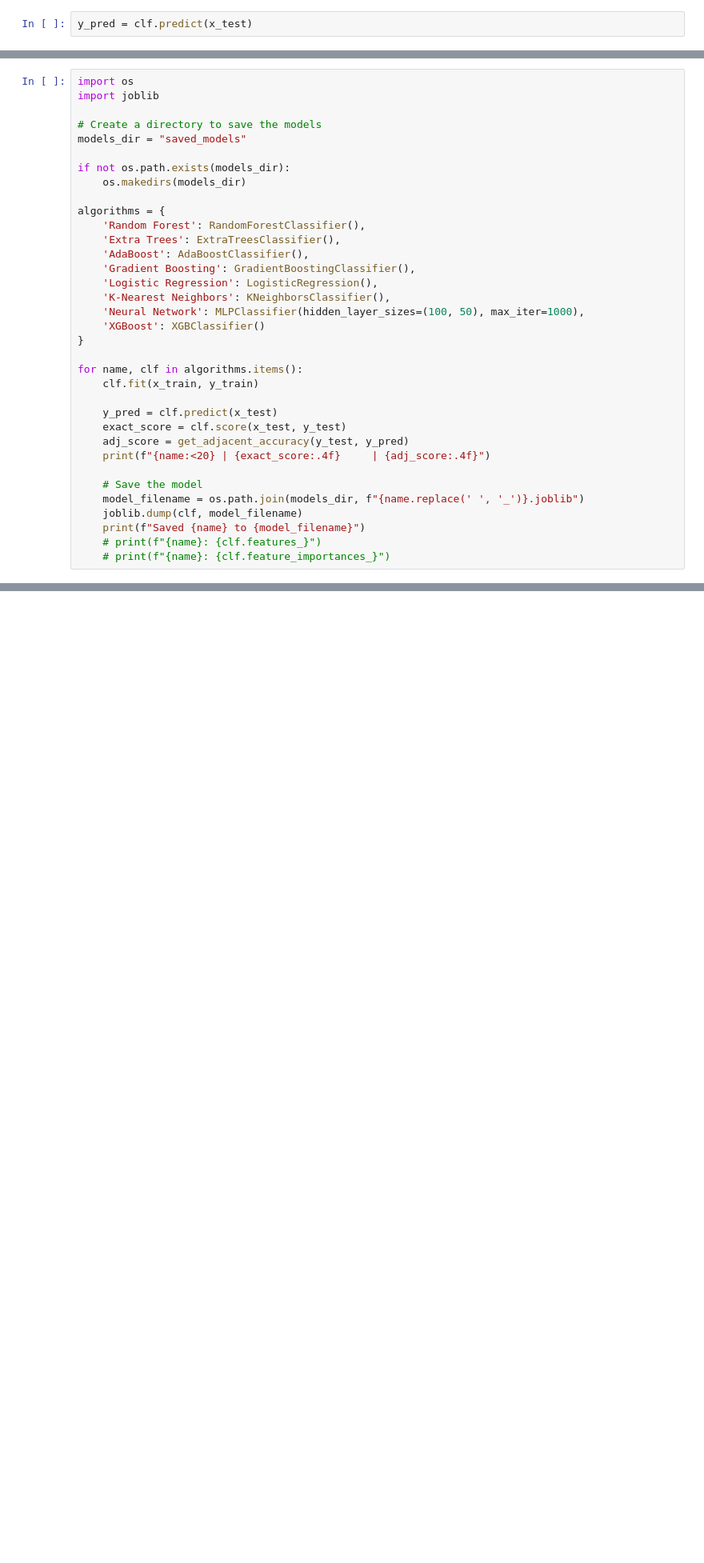
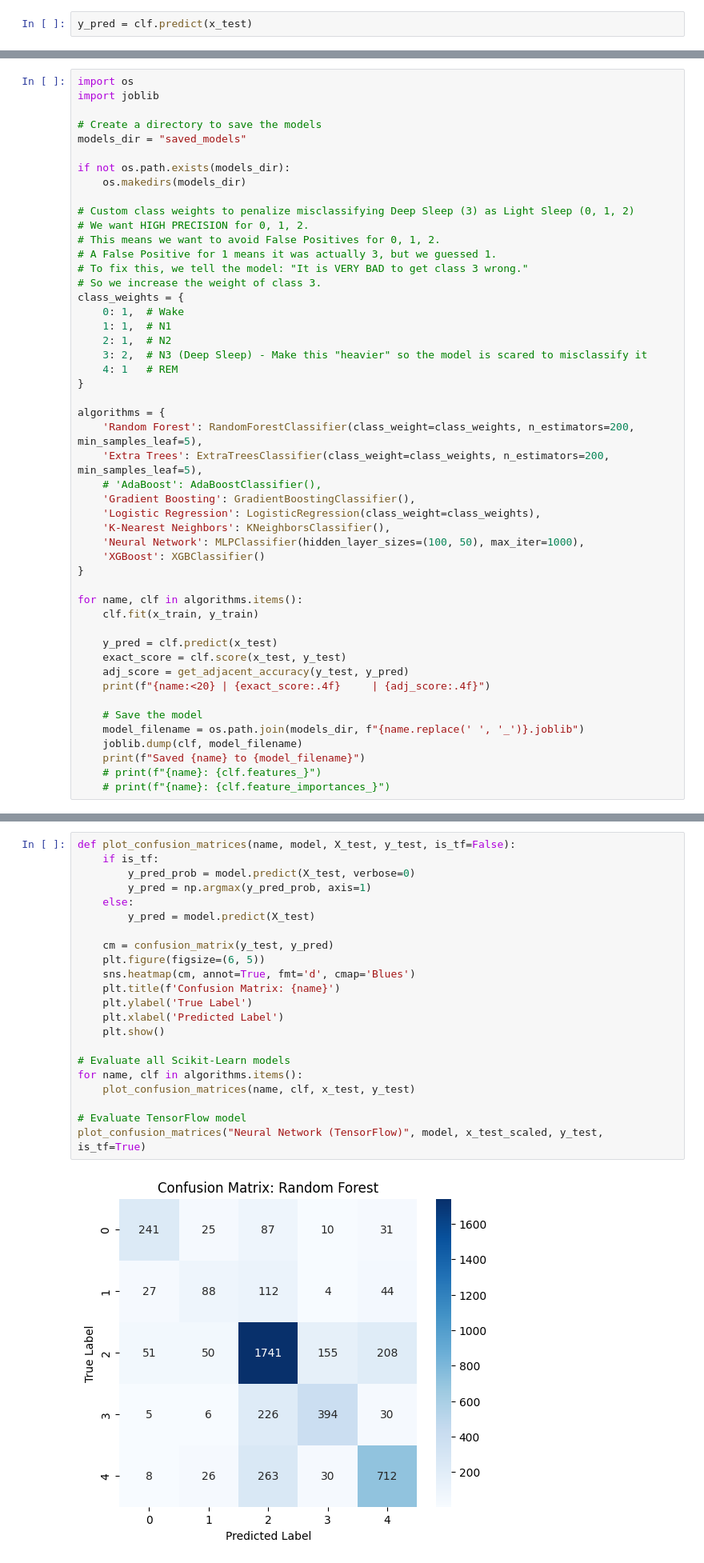
Before and after one commit to KaitoNishikawa/actually-good-alarm, a Jupyter notebook: postprocessing/create_model_frfr.ipynb, the cells around one changed output, grey strips where cells are left out. Shown at 80% size. Saved outputs shown, nothing was run; the diff lists cells and outputs as text; blank space fills up the shorter version.

```diff
--- a/postprocessing/create_model_frfr.ipynb
+++ b/postprocessing/create_model_frfr.ipynb
@@ -125,12 +125,26 @@ models_dir = "saved_models"
 if not os.path.exists(models_dir):
     os.makedirs(models_dir)
 
+# Custom class weights to penalize misclassifying Deep Sleep (3) as Light Sleep (0, 1, 2)
+# We want HIGH PRECISION for 0, 1, 2.
+# This means we want to avoid False Positives for 0, 1, 2.
+# A False Positive for 1 means it was actually 3, but we guessed 1.
+# To fix this, we tell the model: "It is VERY BAD to get class 3 wrong."
+# So we increase the weight of class 3.
+class_weights = {
+    0: 1,  # Wake
+    1: 1,  # N1
+    2: 1,  # N2
+    3: 2,  # N3 (Deep Sleep) - Make this "heavier" so the model is scared to misclassify it
+    4: 1   # REM
+}
+
 algorithms = {
-    'Random Forest': RandomForestClassifier(),
-    'Extra Trees': ExtraTreesClassifier(),
-    'AdaBoost': AdaBoostClassifier(),
+    'Random Forest': RandomForestClassifier(class_weight=class_weights, n_estimators=200, min_samples_leaf=5),
+    'Extra Trees': ExtraTreesClassifier(class_weight=class_weights, n_estimators=200, min_samples_leaf=5),
+    # 'AdaBoost': AdaBoostClassifier(),
     'Gradient Boosting': GradientBoostingClassifier(),
-    'Logistic Regression': LogisticRegression(),
+    'Logistic Regression': LogisticRegression(class_weight=class_weights),
     'K-Nearest Neighbors': KNeighborsClassifier(),
     'Neural Network': MLPClassifier(hidden_layer_sizes=(100, 50), max_iter=1000),
     'XGBoost': XGBClassifier()
@@ -272,0 +280,24 @@ NameError: name 'os' is not defined
+# %%
+def plot_confusion_matrices(name, model, X_test, y_test, is_tf=False):
+    if is_tf:
+        y_pred_prob = model.predict(X_test, verbose=0)
+        y_pred = np.argmax(y_pred_prob, axis=1)
+    else:
+        y_pred = model.predict(X_test)
+
+    cm = confusion_matrix(y_test, y_pred)
+    plt.figure(figsize=(6, 5))
+    sns.heatmap(cm, annot=True, fmt='d', cmap='Blues')
+    plt.title(f'Confusion Matrix: {name}')
+    plt.ylabel('True Label')
+    plt.xlabel('Predicted Label')
+    plt.show()
+
+# Evaluate all Scikit-Learn models
+for name, clf in algorithms.items():
+    plot_confusion_matrices(name, clf, x_test, y_test)
+
+# Evaluate TensorFlow model
+plot_confusion_matrices("Neural Network (TensorFlow)", model, x_test_scaled, y_test, is_tf=True)
+# %% [output]
+[figure, added]
```
Also changed, not shown: parts of 13 cells of this notebook, 22 other files.
